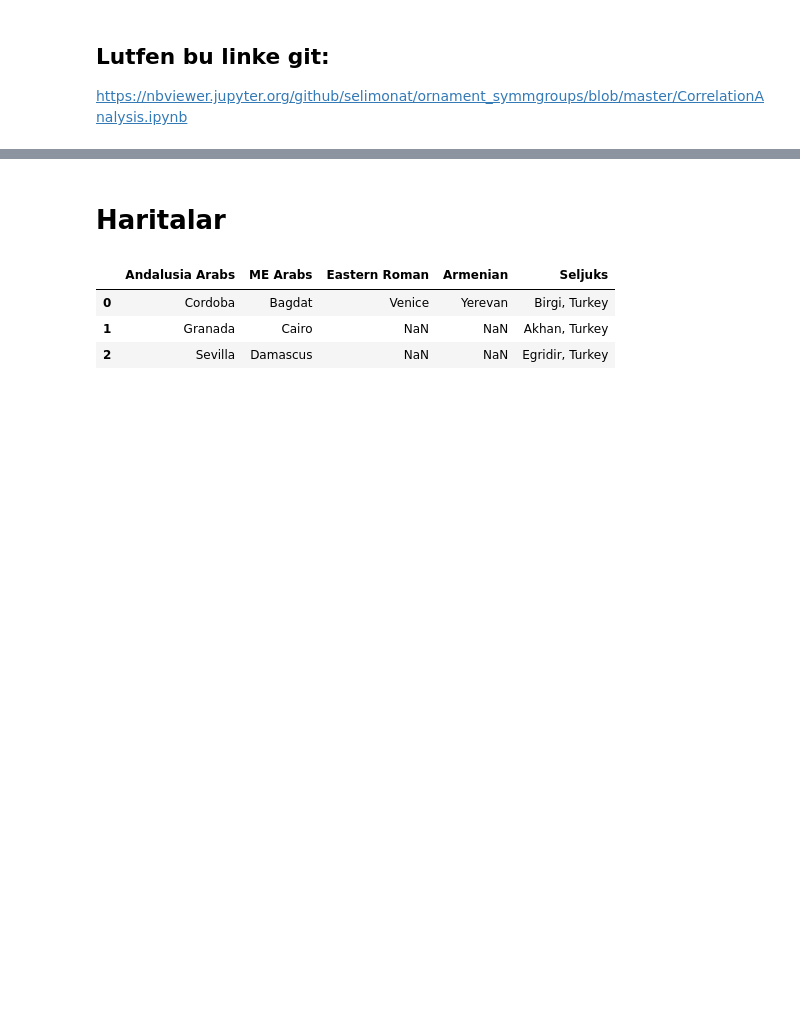
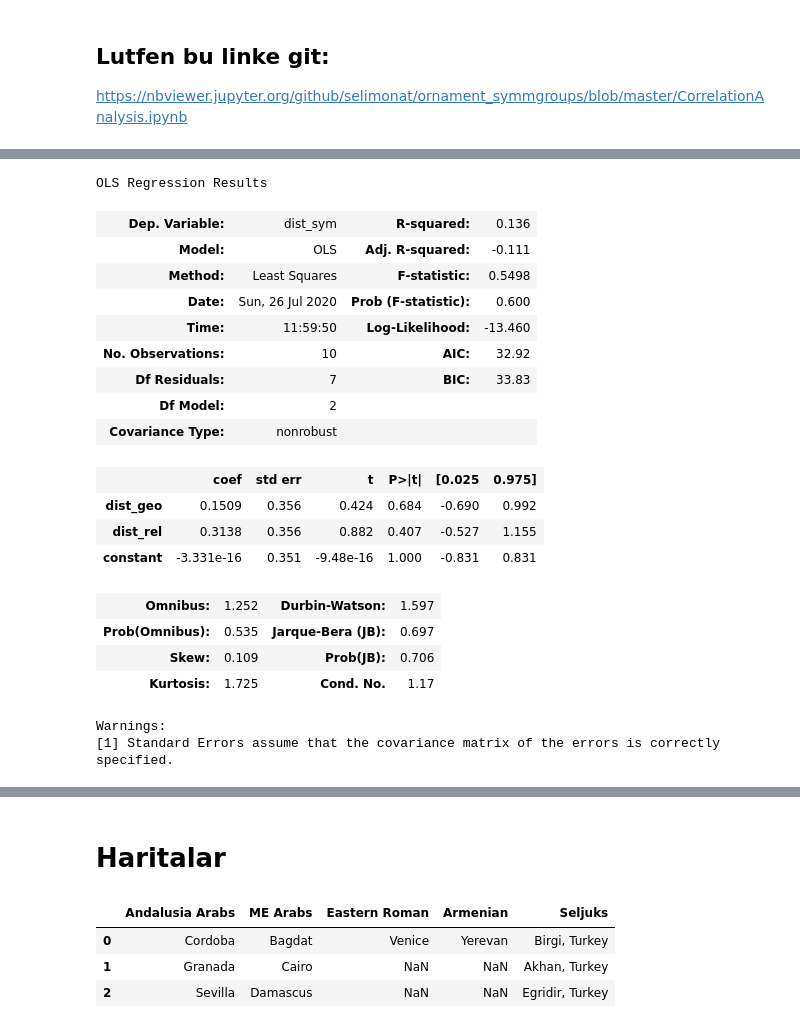
Before and after one commit to selimonat/ornament_symmgroups, a Jupyter notebook: CorrelationAnalysis.ipynb, the cells around one changed output, grey strips where cells are left out. Drawn from its saved outputs; the diff is of its cells as text; code cells hidden in the pictures; blank space fills up the shorter version.

Commit message:
more or less done with the analysis and figures

```diff
--- a/CorrelationAnalysis.ipynb
+++ b/CorrelationAnalysis.ipynb
@@ -256,0 +176,10 @@ Warnings:
+# %%
+dist_geo_full = get_geo_distances(CAPITALS)
+dist_geo_full = pd.DataFrame(dist_geo_full,columns=CAPITALS,index=CAPITALS)
+dist_geo = np.triu(dist_geo_full.values,1)
+dist_geo = pd.DataFrame(dist_geo,columns=CAPITALS,index=CAPITALS)
+
+
+fig = plt.figure(figsize=(9,6))
+ax  = fig.subplots(1,1)
+correlation_panel(dist_geo,ax,input_is_corr=True,TITLE='Distance Matrix (km)')
@@ -256,0 +212,10 @@ Warnings:
+# %%
+# Religious similarity matrix
+Religion      = [-1,1,1,-1,-1,-1]
+dist_religion = np.outer(Religion,Religion)
+dist_religion = np.triu(dist_religion,1)
+
+dist_religion = pd.DataFrame(dist_religion,columns=symm_df.columns,index=symm_df.columns)
+fig = plt.figure(figsize=(9,6))
+ax  = fig.subplots(1,1)
+correlation_panel(dist_religion,ax,input_is_corr=True,TITLE='Distance Matrix (km)')
@@ -256,0 +229,12 @@ Warnings:
+# %%
+sim             = pd.DataFrame()
+
+i               = np.triu_indices(5,k=1)
+sim["dist_geo"] = dist_geo.values[i]
+sim["dist_rel"] = dist_religion.values[i]
+sim["dist_sym"] = dist_symm.values[i]
+
+sim =  sim.apply(zscore)
+sim["constant"] = 1
+fig,ax = plt.subplots(1,1,figsize=(4,4))
+sim.plot(ax=ax)
@@ -256,0 +245,33 @@ Warnings:
+# %%
+import statsmodels.api as sm
+
+X = sim[['dist_geo','dist_rel','constant']]
+y = sim["dist_sym"]
+
+# Note the difference in argument order
+model = sm.OLS(y, X).fit()
+predictions = model.predict(X) # make the predictions by the model
+
+# Print out the statistics
+model.summary()
+# %% [output]
+OLS Regression Results
+| Dep. Variable: | dist_sym | R-squared: | 0.136 |
+| Model: | OLS | Adj. R-squared: | -0.111 |
+| Method: | Least Squares | F-statistic: | 0.5498 |
+| Date: | Sun, 26 Jul 2020 | Prob (F-statistic): | 0.600 |
+| Time: | 11:59:50 | Log-Likelihood: | -13.460 |
+| No. Observations: | 10 | AIC: | 32.92 |
+| Df Residuals: | 7 | BIC: | 33.83 |
+| Df Model: | 2 |  |  |
+| Covariance Type: | nonrobust |  |  |
+|  | coef | std err | t | P>|t| | [0.025 | 0.975] |
+| dist_geo | 0.1509 | 0.356 | 0.424 | 0.684 | -0.690 | 0.992 |
+| dist_rel | 0.3138 | 0.356 | 0.882 | 0.407 | -0.527 | 1.155 |
+| constant | -3.331e-16 | 0.351 | -9.48e-16 | 1.000 | -0.831 | 0.831 |
+| Omnibus: | 1.252 | Durbin-Watson: | 1.597 |
+| Prob(Omnibus): | 0.535 | Jarque-Bera (JB): | 0.697 |
+| Skew: | 0.109 | Prob(JB): | 0.706 |
+| Kurtosis: | 1.725 | Cond. No. | 1.17 |
+Warnings:
+[1] Standard Errors assume that the covariance matrix of the errors is correctly specified.
```
Also changed, not shown: parts of 39 cells of this notebook.
